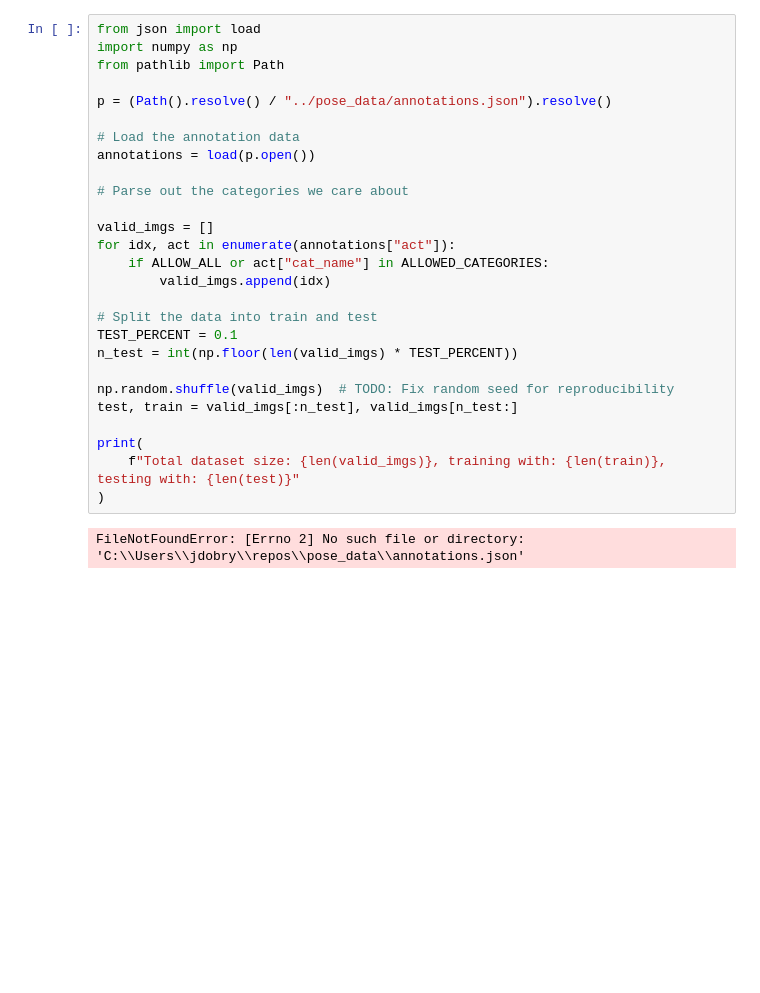
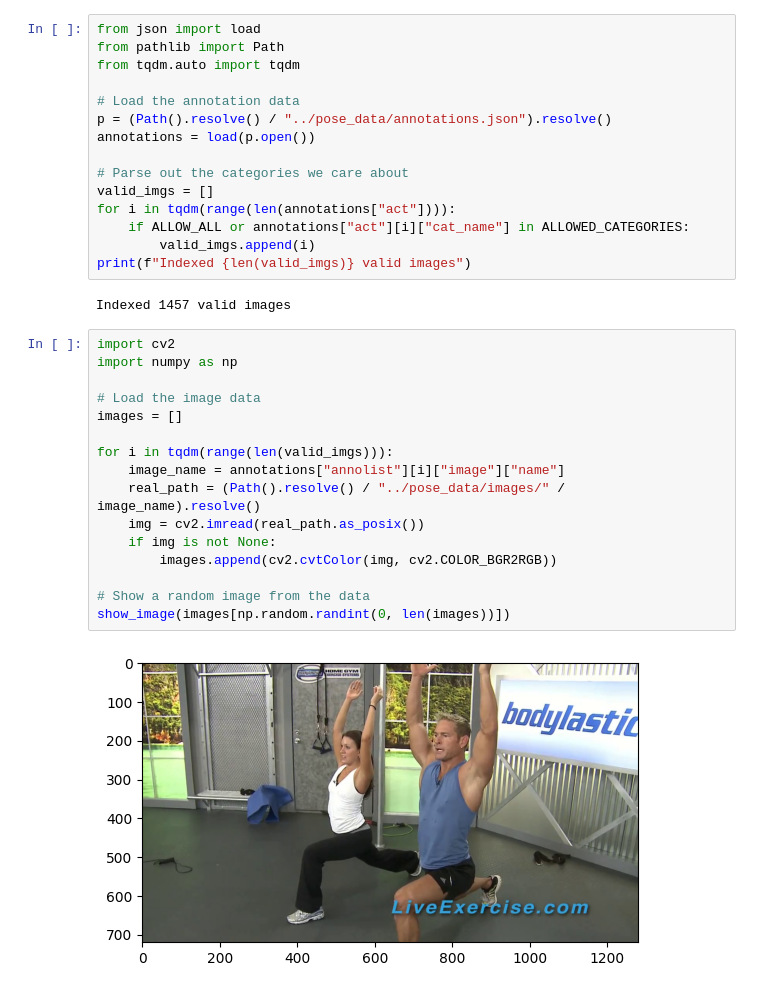
Before and after one commit to JaredDobry/enpm809k, a Jupyter notebook: enpm809k/notebook.ipynb, the cells around one changed output. Saved outputs shown, nothing was run; the diff lists cells and outputs as text; blank space fills up the shorter version.

```diff
--- a/enpm809k/notebook.ipynb
+++ b/enpm809k/notebook.ipynb
@@ -5,29 +34,35 @@ ALLOWED_CATEGORIES = ["bicycling", "running", "sports", "transportation", "walki
 # %%
 from json import load
-import numpy as np
 from pathlib import Path
-
-p = (Path().resolve() / "../pose_data/annotations.json").resolve()
+from tqdm.auto import tqdm
 
 # Load the annotation data
+p = (Path().resolve() / "../pose_data/annotations.json").resolve()
 annotations = load(p.open())
 
 # Parse out the categories we care about
-
 valid_imgs = []
-for idx, act in enumerate(annotations["act"]):
-    if ALLOW_ALL or act["cat_name"] in ALLOWED_CATEGORIES:
-        valid_imgs.append(idx)
-
-# Split the data into train and test
-TEST_PERCENT = 0.1
-n_test = int(np.floor(len(valid_imgs) * TEST_PERCENT))
-
-np.random.shuffle(valid_imgs)  # TODO: Fix random seed for reproducibility
-test, train = valid_imgs[:n_test], valid_imgs[n_test:]
-
-print(
-    f"Total dataset size: {len(valid_imgs)}, training with: {len(train)}, testing with: {len(test)}"
-)
+for i in tqdm(range(len(annotations["act"]))):
+    if ALLOW_ALL or annotations["act"][i]["cat_name"] in ALLOWED_CATEGORIES:
+        valid_imgs.append(i)
+print(f"Indexed {len(valid_imgs)} valid images")
 # %% [output]
-FileNotFoundError: [Errno 2] No such file or directory: 'C:\\Users\\jdobry\\repos\\pose_data\\annotations.json'
+Indexed 1457 valid images
+# %%
+import cv2
+import numpy as np
+
+# Load the image data
+images = []
+
+for i in tqdm(range(len(valid_imgs))):
+    image_name = annotations["annolist"][i]["image"]["name"]
+    real_path = (Path().resolve() / "../pose_data/images/" / image_name).resolve()
+    img = cv2.imread(real_path.as_posix())
+    if img is not None:
+        images.append(cv2.cvtColor(img, cv2.COLOR_BGR2RGB))
+
+# Show a random image from the data
+show_image(images[np.random.randint(0, len(images))])
+# %% [output]
+[figure, added]
```
Also changed, not shown: parts of 5 cells of this notebook, 2 other files.
